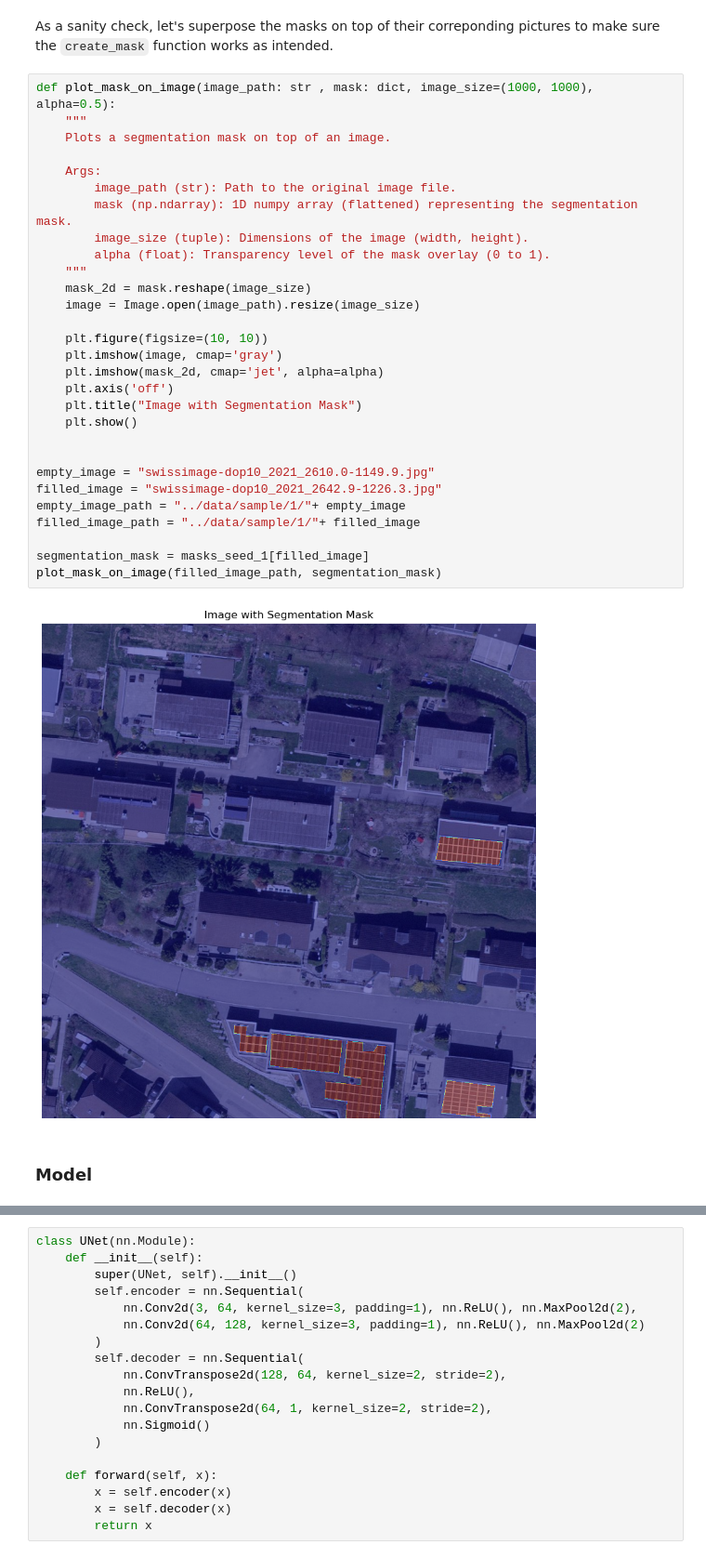
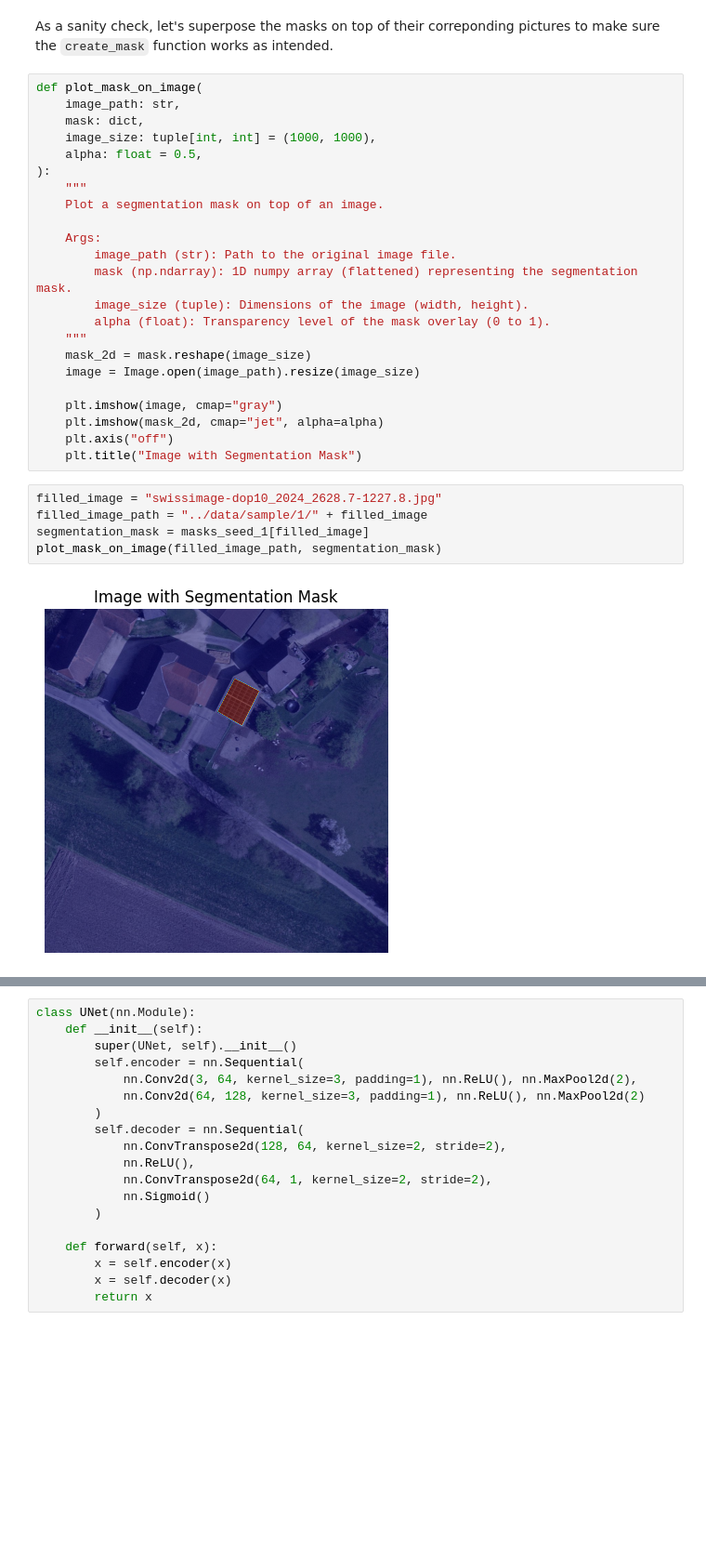
Before and after one commit to SDSC-christian/solar-energy-suitability, a Jupyter notebook: notebooks/run.ipynb, the cells around one changed output, grey strips where cells are left out. Shown at 93% size. Saved outputs shown, nothing was run; the diff lists cells and outputs as text; blank space fills up the shorter version.

```diff
--- a/notebooks/run.ipynb
+++ b/notebooks/run.ipynb
@@ -143,9 +110,14 @@ masks_seed_1 = create_mask(labels_seed_1)
 # %% [markdown]
 As a sanity check, let's superpose the masks on top of their correponding pictures to make sure the `create_mask` function works as intended.
 # %%
-def plot_mask_on_image(image_path: str , mask: dict, image_size=(1000, 1000), alpha=0.5):
+def plot_mask_on_image(
+    image_path: str,
+    mask: dict,
+    image_size: tuple[int, int] = (1000, 1000),
+    alpha: float = 0.5,
+):
     """
-    Plots a segmentation mask on top of an image.
+    Plot a segmentation mask on top of an image.
 
     Args:
         image_path (str): Path to the original image file.
@@ -156,22 +128,14 @@ def plot_mask_on_image(image_path: str , mask: dict, image_size=(1000, 1000), al
     mask_2d = mask.reshape(image_size)
     image = Image.open(image_path).resize(image_size)
 
-    plt.figure(figsize=(10, 10))
-    plt.imshow(image, cmap='gray')
-    plt.imshow(mask_2d, cmap='jet', alpha=alpha)
-    plt.axis('off')
+    plt.imshow(image, cmap="gray")
+    plt.imshow(mask_2d, cmap="jet", alpha=alpha)
+    plt.axis("off")
     plt.title("Image with Segmentation Mask")
-    plt.show()
-
-
-empty_image = "swissimage-dop10_2021_2610.0-1149.9.jpg"
-filled_image = "swissimage-dop10_2021_2642.9-1226.3.jpg"
-empty_image_path = "../data/sample/1/"+ empty_image
-filled_image_path = "../data/sample/1/"+ filled_image
-
-segmentation_mask = masks_seed_1[filled_image]
-plot_mask_on_image(filled_image_path, segmentation_mask)
-# %% [output]
-[figure, removed]
-# %% [markdown]
-### Model
+# %%
+filled_image = "swissimage-dop10_2024_2628.7-1227.8.jpg"
+filled_image_path = "../data/sample/1/" + filled_image
+segmentation_mask = masks_seed_1[filled_image]
+plot_mask_on_image(filled_image_path, segmentation_mask)
+# %% [output]
+[figure, added]
```
Also changed, not shown: parts of 21 cells of this notebook.
